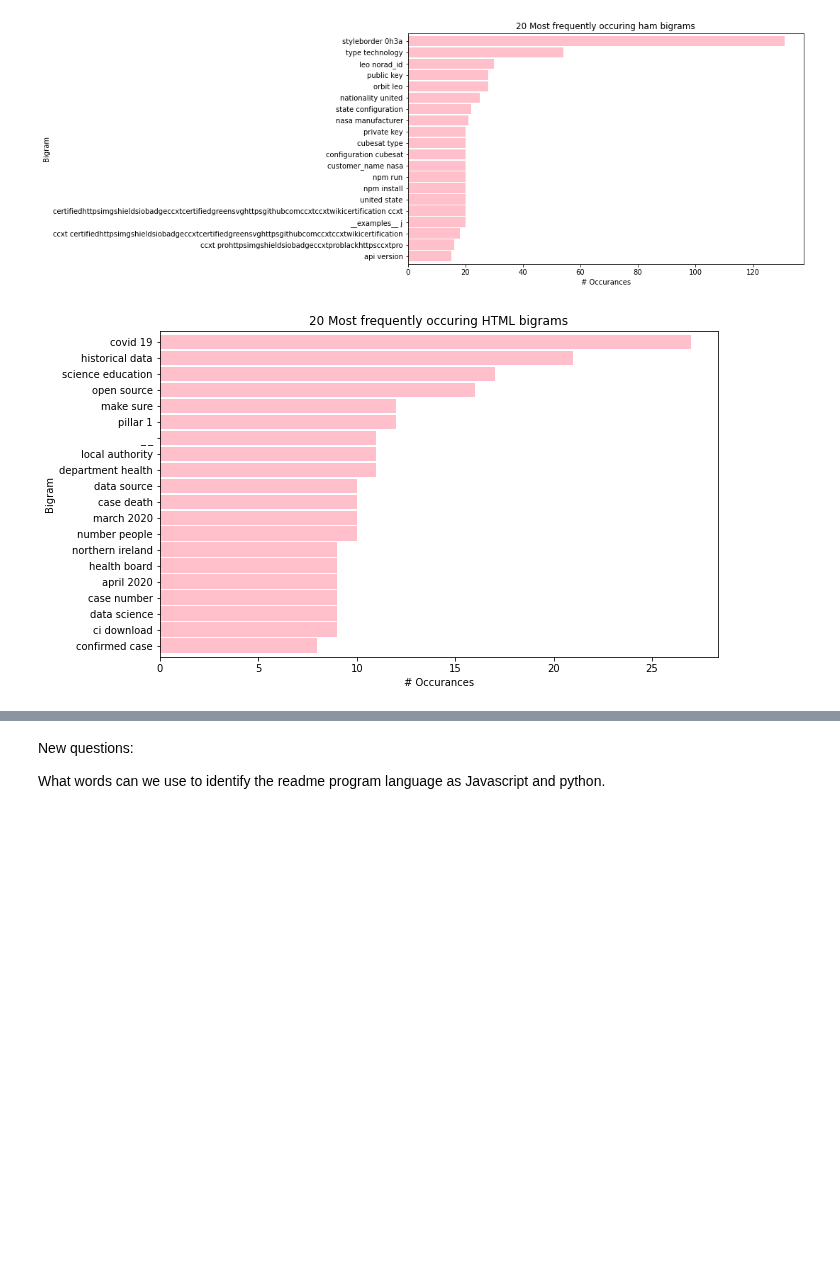
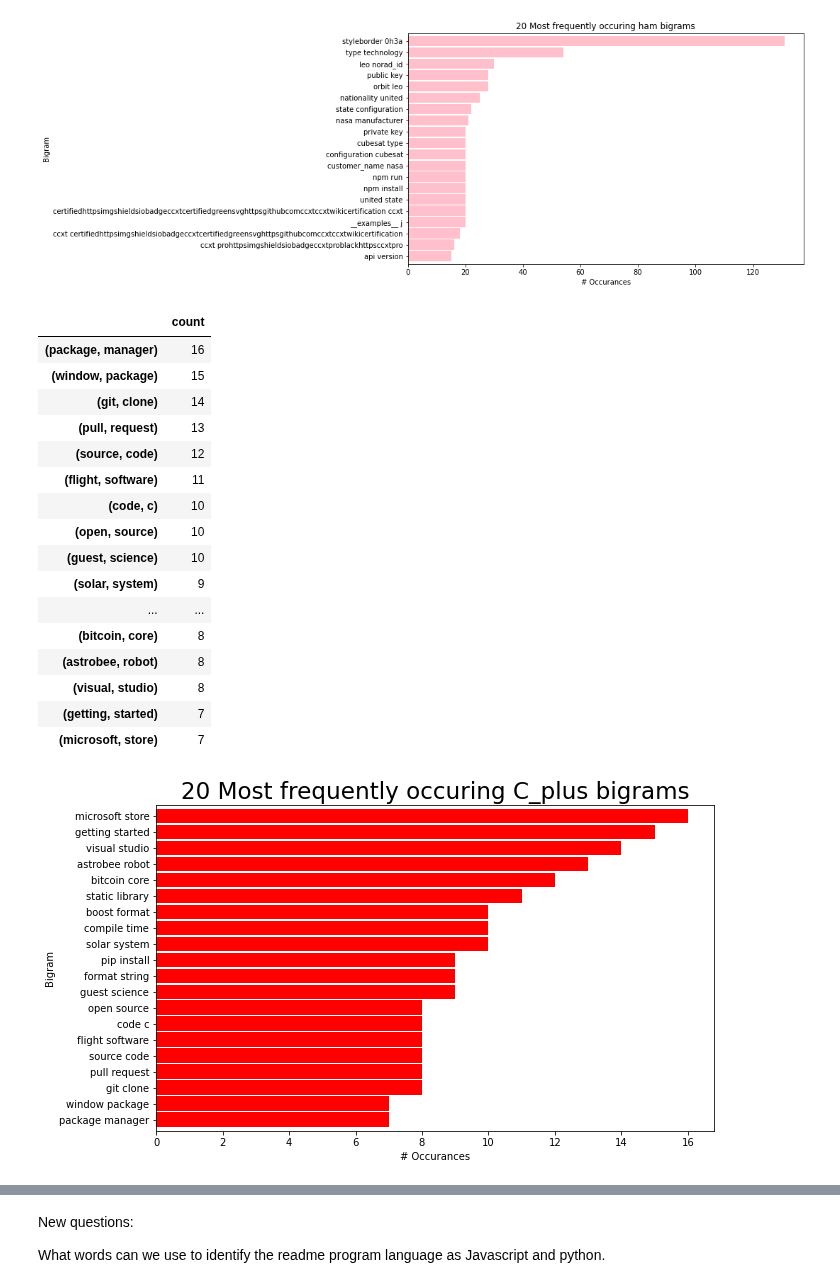
Before and after one commit to codeup-nlp/nlp-project, a Jupyter notebook: craig_explore.ipynb, the cells around one changed output, grey strips where cells are left out. Cells and saved outputs as stored; diff of their text form; code cells hidden in the pictures; blank space fills up the shorter version.

```diff
--- a/craig_explore.ipynb
+++ b/craig_explore.ipynb
@@ -375,16 +396,16 @@ _ = plt.yticks(ticks, labels)
 # %% [output]
 [figure]
 # %%
-def bigram_tool(data, lang, lang_words):
-    df = data[data.programming_lang == lang]
-    #remove index from data_js
-    df.reset_index(drop=True, inplace=True)
-    df_str = str(df.clean_text)
-    bigrams = nltk.ngrams(df_str.split(), 2)
+def bigram_tool(lang, lang_words):
     top_20_ham_bigrams = (pd.Series(nltk.ngrams(lang_words, 2))
                       .value_counts()
                       .head(20))
-    top_20_ham_bigrams.sort_values().plot.barh(color='pink', width=.9, figsize=(10, 6))
+    top_20_ham_bigrams.sort_values().plot.barh(color= 'red' , width=.9, figsize=(10, 6))
+
+
+    plt.rc('figure', figsize=(11, 5))
+    plt.style.use('fivethirtyeight')
+    plt.rc('font', size=16)
 
     plt.title('20 Most frequently occuring ' + lang + ' bigrams')
     plt.ylabel('Bigram')
@@ -395,8 +416,32 @@ def bigram_tool(data, lang, lang_words):
     labels = top_20_ham_bigrams.reset_index()['index'].apply(lambda t: t[0] + ' ' + t[1])
     _ = plt.yticks(ticks, labels)
 
-    return
+    return top_20_ham_bigrams
-# %%
-bigram_tool(data, 'HTML', html_words)
-# %% [output]
-[figure, removed]
+# %%
+
+
+# what to run in function: 'all', all_words ; 'javascript', javascript_words ; 'python', python_words ; 'jupyter', jupyter_words ;	'C_plus', c_plus_words ; 'html', html_words
+
+bigram = bigram_tool('C_plus', c_plus_words)
+bigram = pd.DataFrame(bigram)
+bigram.columns = ['count']
+bigram.sort_values(by='count', ascending=False).head(20)
+# %% [output]
+|  | count |
+| (package, manager) | 16 |
+| (window, package) | 15 |
+| (git, clone) | 14 |
+| (pull, request) | 13 |
+| (source, code) | 12 |
+| (flight, software) | 11 |
+| (code, c) | 10 |
+| (open, source) | 10 |
+| (guest, science) | 10 |
+| (solar, system) | 9 |
+| ... | ... |
+| (bitcoin, core) | 8 |
+| (astrobee, robot) | 8 |
+| (visual, studio) | 8 |
+| (getting, started) | 7 |
+| (microsoft, store) | 7 |
+[figure, added]
```
Also changed, not shown: parts of 8 cells of this notebook.
